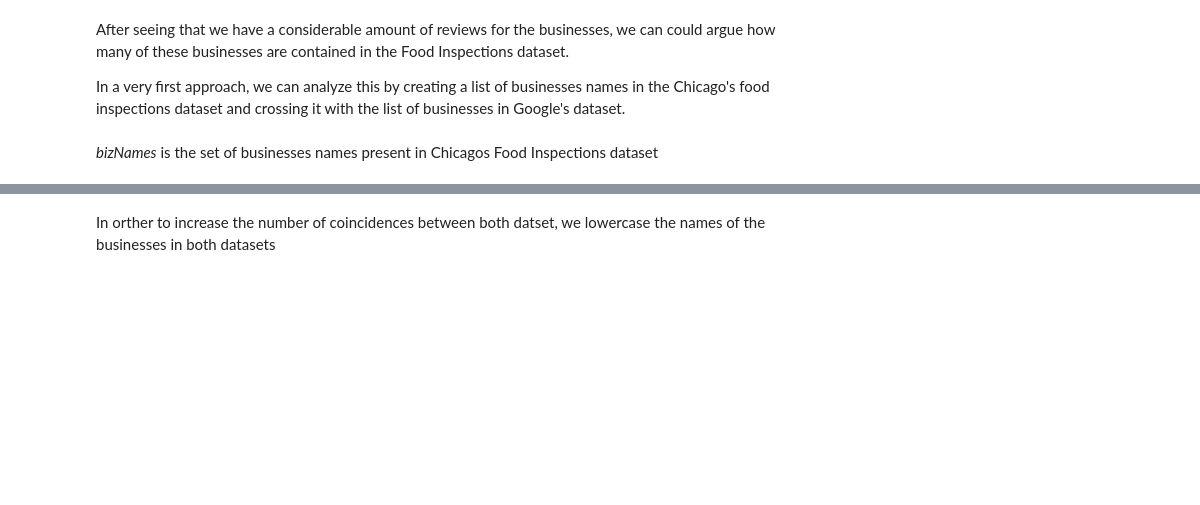
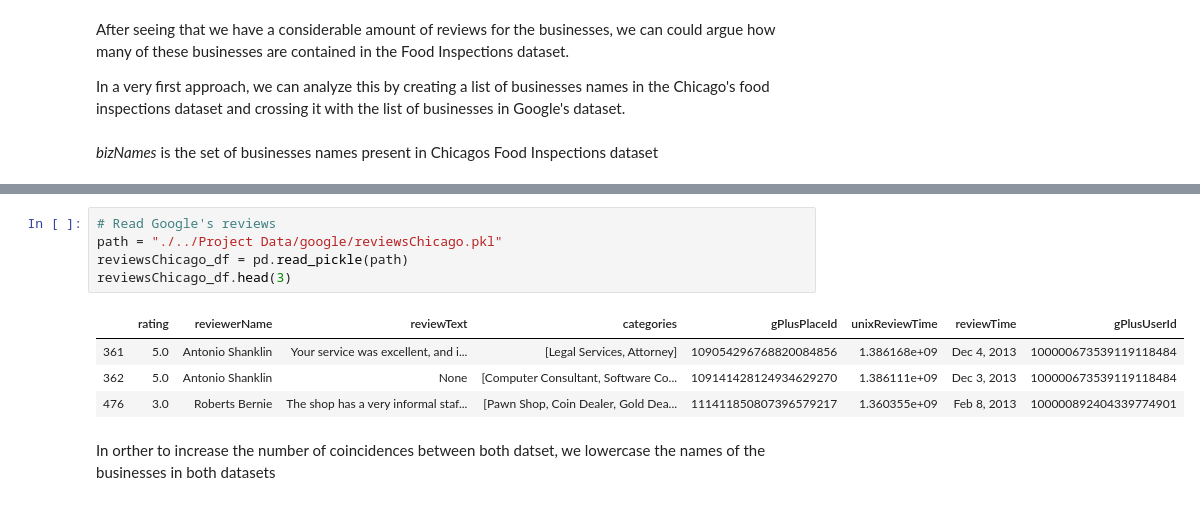
Before and after one commit to MNabegh/ADAknow, a Jupyter notebook: Google Local Reviews.ipynb, the cells around one changed output, grey strips where cells are left out. Cells and saved outputs as stored; diff of their text form; blank space fills up the shorter version.

```diff
--- a/Google Local Reviews.ipynb
+++ b/Google Local Reviews.ipynb
@@ -362,3 +377,13 @@ dtype: object
+# %%
+# Read Google's reviews
+path = "./../Project Data/google/reviewsChicago.pkl"
+reviewsChicago_df = pd.read_pickle(path)
+reviewsChicago_df.head(3)
+# %% [output]
+|  | rating | reviewerName | reviewText | categories | gPlusPlaceId | unixReviewTime | reviewTime | gPlusUserId |
+| 361 | 5.0 | Antonio Shanklin | Your service was excellent, and i... | [Legal Services, Attorney] | 109054296768820084856 | 1.386168e+09 | Dec 4, 2013 | 100000673539119118484 |
+| 362 | 5.0 | Antonio Shanklin | None | [Computer Consultant, Software Co... | 109141428124934629270 | 1.386111e+09 | Dec 3, 2013 | 100000673539119118484 |
+| 476 | 3.0 | Roberts Bernie | The shop has a very informal staf... | [Pawn Shop, Coin Dealer, Gold Dea... | 111411850807396579217 | 1.360355e+09 | Feb 8, 2013 | 100000892404339774901 |
 # %% [markdown]
 In orther to increase the number of coincidences between both datset, we lowercase the names of the businesses in both datasets
 # %%
```
Also changed, not shown: parts of 27 cells of this notebook.
